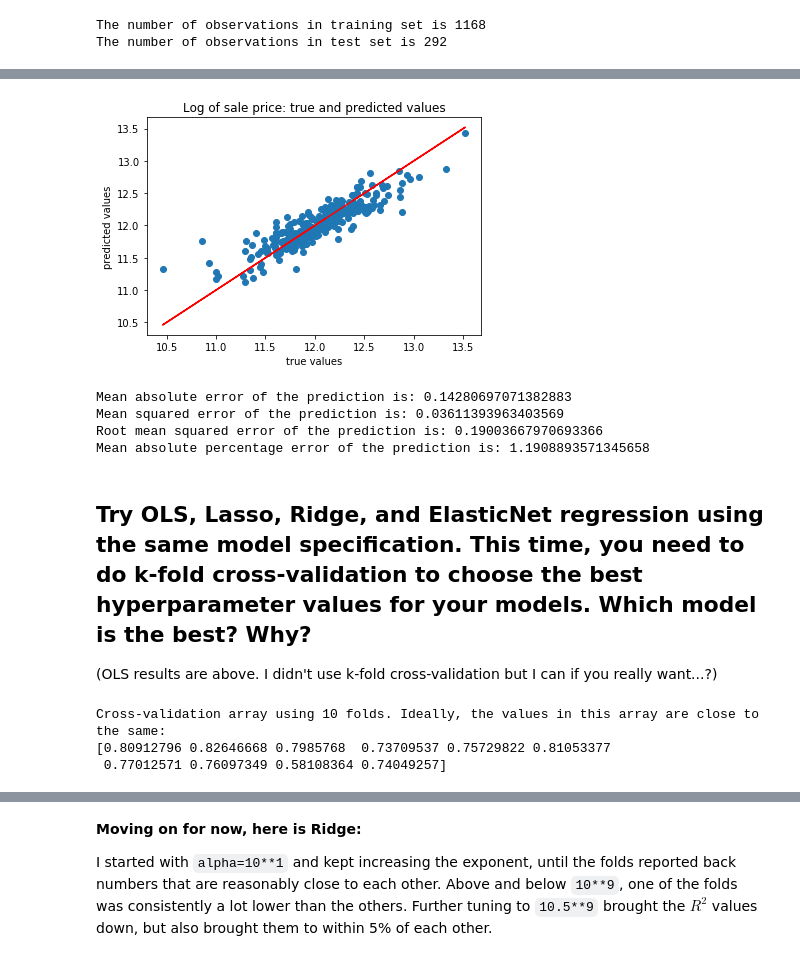
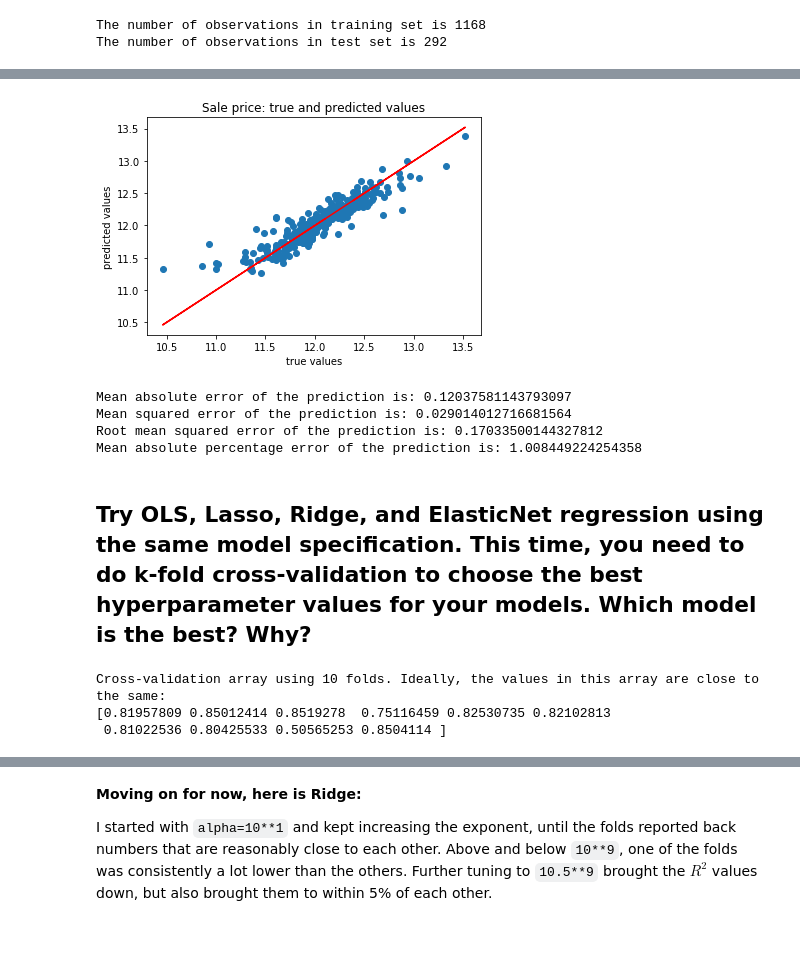
Before and after one commit to iamjeremybe/thinkful_data_science, a Jupyter notebook: Thinkful - Overfitting and regularization - house prices.ipynb, the cells around one changed output, grey strips where cells are left out. Saved outputs shown, nothing was run; the diff lists cells and outputs as text; code cells hidden in the pictures.

```diff
--- a/Thinkful - Overfitting and regularization - house prices.ipynb
+++ b/Thinkful - Overfitting and regularization - house prices.ipynb
@@ -110 +112,4 @@ house_df.drop(columns=['id','alley','electrical','poolqc','fence','miscfeature']
+# %%
+for categorical in house_df.describe(exclude=np.number).columns:
+    house_df = pd.concat([house_df, pd.get_dummies(house_df[categorical],drop_first=True,prefix=categorical)], axis=1)
 # %% [markdown]
@@ -159,0 +167,14 @@ sns.heatmap(corrr,annot=True)
+# %%
+# Start with these features of interest.
+# I commented out the features that turned out to be insignificant, so you can see which ones were dropped.
+vars_of_interest = ['grlivarea', 'garagecars', 'totalbsmtsf', 'yearbuilt', #'yearremodadd',
+                    'exterqual_Gd', 'fireplaces', 'bsmtfintype1_GLQ', #'masvnrarea', 'foundation_PConc',
+                    'log_lotarea', 'neighborhood_NridgHt',  #'bsmtfinsf1', 'fullbath', 'saletype_New',
+                   ]
+import copy
+int_plus_saleprice = copy.deepcopy(vars_of_interest)
+int_plus_saleprice.append('saleprice')
+
+# Create a copy of the dataframe that's just these variables--it'll be easier to manage/manipulate
+house_interest_df = house_df[int_plus_saleprice]
+house_interest_df.head()
@@ -166,7 +212,7 @@ __NOTE:__ Performing a log transformation on the dependent variable (home sale p
 Y = np.log(house_interest_df['saleprice'])
 
 # X is the feature set.
-X = house_interest_df[hidf_features]
+X = house_interest_df[vars_of_interest]
 # %%
 X_train, X_test, y_train, y_test = train_test_split(X, Y, test_size = 0.2, random_state = 465)
 
@@ -224,32 +264,30 @@ strong multicollinearity or other numerical problems.
 # %%
 # We add constant to the model as it's a best practice
 # to do so every time!
 X_test = sm.add_constant(X_test)
 
 # We are making predictions here
 y_preds = results.predict(X_test)
 
 plt.scatter(y_test, y_preds)
 plt.plot(y_test, y_test, color="red")
 plt.xlabel("true values")
 plt.ylabel("predicted values")
-plt.title("Log of sale price: true and predicted values")
+plt.title("Sale price: true and predicted values")
 plt.show()
 
 print("Mean absolute error of the prediction is: {}".format(mean_absolute_error(y_test, y_preds)))
 print("Mean squared error of the prediction is: {}".format(mse(y_test, y_preds)))
 print("Root mean squared error of the prediction is: {}".format(rmse(y_test, y_preds)))
 print("Mean absolute percentage error of the prediction is: {}".format(np.mean(np.abs((y_test - y_preds) / y_test)) * 100))
 # %% [output]
-[figure, old version]
+[figure, new version]
-Mean absolute error of the prediction is: 0.14280697071382883
-Mean squared error of the prediction is: 0.03611393963403569
-Root mean squared error of the prediction is: 0.19003667970693366
-Mean absolute percentage error of the prediction is: 1.1908893571345658
+Mean absolute error of the prediction is: 0.12037581143793097
+Mean squared error of the prediction is: 0.029014012716681564
+Root mean squared error of the prediction is: 0.17033500144327812
+Mean absolute percentage error of the prediction is: 1.008449224254358
 # %% [markdown]
 ## Try OLS, Lasso, Ridge, and ElasticNet regression using the same model specification. This time, you need to do k-fold cross-validation to choose the best hyperparameter values for your models. Which model is the best? Why?
-
-(OLS results are above. I didn't use k-fold cross-validation but I can if you really want...?)
 # %%
 def kfold_xval(model,train_data,target_data):
     print("Cross-validation array using 10 folds. Ideally, the values in this array are close to the same:")
@@ -261,5 +299,5 @@ def kfold_xval(model,train_data,target_data):
 kfold_xval(LinearRegression(),X,Y)
 # %% [output]
 Cross-validation array using 10 folds. Ideally, the values in this array are close to the same:
-[0.80912796 0.82646668 0.7985768  0.73709537 0.75729822 0.81053377
- 0.77012571 0.76097349 0.58108364 0.74049257]
+[0.81957809 0.85012414 0.8519278  0.75116459 0.82530735 0.82102813
+ 0.81022536 0.80425533 0.50565253 0.8504114 ]
```
Also changed, not shown: parts of 24 cells of this notebook.
